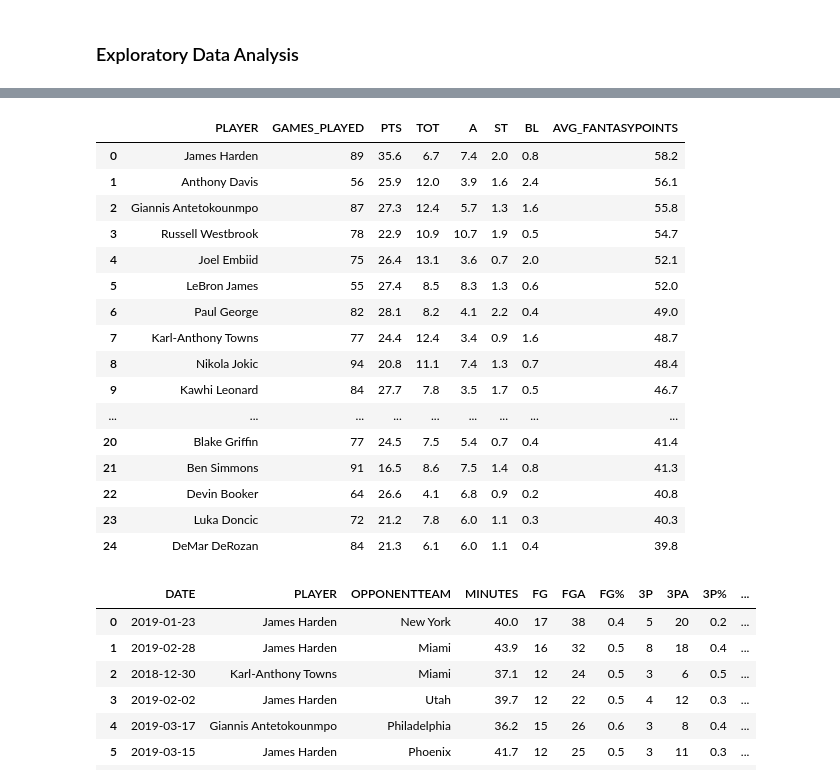
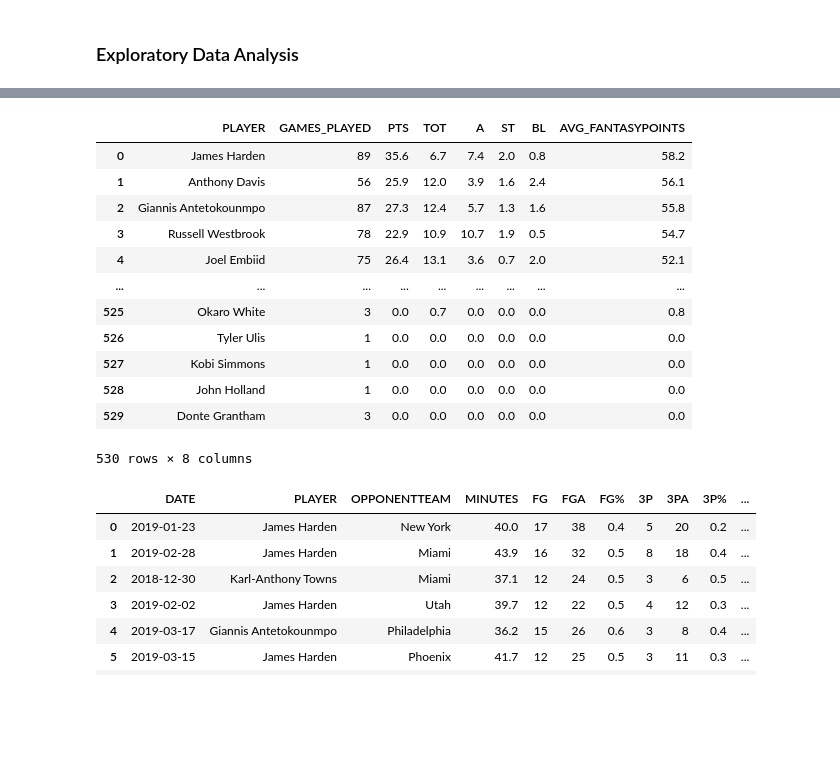
Before and after one commit to acheng1230/Udacity_DataScientist_Nanodegree, a Jupyter notebook: Project_01/ipynb/02_DataAnalysis_PlayerStats-DFS.ipynb, the cells around one changed output, grey strips where cells are left out. Drawn from its saved outputs; the diff is of its cells as text; code cells hidden in the pictures; blank space fills up the shorter version.

```diff
--- a/Project_01/ipynb/02_DataAnalysis_PlayerStats-DFS.ipynb
+++ b/Project_01/ipynb/02_DataAnalysis_PlayerStats-DFS.ipynb
@@ -100,8 +114,8 @@ df['FT%'] = df['FT'] / df['FTA']
 # %%
 # Institute a minimum games played to reduce noise
-df = min_games_filter(df, games_played=40)
+# df = min_games_filter(df, games_played=40)
 
-# Create a filter to look at just starters
+# Create a filter to look at main positions and regular season games (no playoffs since fantasy season ends before playoffs start)
 starter_mask = (df['DATASET'] == 'NBA 2018-2019 Regular Season') & ((df['POSITION'] == 'PG') | \
                 (df['POSITION'] == 'SG') | (df['POSITION'] == 'SF') | (df['POSITION'] == 'PF') | \
                     (df['POSITION'] == 'C'))
@@ -169,38 +183,35 @@ player_trends
 # %%
 top_players = pd.pivot_table(df, index=['PLAYER'],
                                  values=['YAHOO_FANTASYPOINTS', 'GAME-ID', 'PTS', 'TOT', 'A', 'ST', 'BL'],
                                  aggfunc={'YAHOO_FANTASYPOINTS':'mean',
                                           'GAME-ID':'count',
                                           'PTS':'mean',
                                           'TOT':'mean',
                                           'A':'mean',
                                           'ST':'mean',
-                                          'BL':'mean'}).sort_values(by='YAHOO_FANTASYPOINTS', ascending=False).head(25).reset_index()
+                                          'BL':'mean'}).sort_values(by='YAHOO_FANTASYPOINTS', ascending=False).reset_index() #.head(25)
 
 # Rename the pivot table columns for clarity
 top_players.rename(columns={'GAME-ID':'GAMES_PLAYED',
                             'YAHOO_FANTASYPOINTS':'AVG_FANTASYPOINTS'}, inplace=True)
 
 # Reorder the column headers
-top_players[['PLAYER', 'GAMES_PLAYED', 'PTS', 'TOT', 'A', 'ST', 'BL', 'AVG_FANTASYPOINTS']]
+top_players = top_players[['PLAYER', 'GAMES_PLAYED', 'PTS', 'TOT', 'A', 'ST', 'BL', 'AVG_FANTASYPOINTS']]
+top_players
 # %% [output]
 |  | PLAYER | GAMES_PLAYED | PTS | TOT | A | ST | BL | AVG_FANTASYPOINTS |
 | 0 | James Harden | 89 | 35.6 | 6.7 | 7.4 | 2.0 | 0.8 | 58.2 |
 | 1 | Anthony Davis | 56 | 25.9 | 12.0 | 3.9 | 1.6 | 2.4 | 56.1 |
 | 2 | Giannis Antetokounmpo | 87 | 27.3 | 12.4 | 5.7 | 1.3 | 1.6 | 55.8 |
 | 3 | Russell Westbrook | 78 | 22.9 | 10.9 | 10.7 | 1.9 | 0.5 | 54.7 |
 | 4 | Joel Embiid | 75 | 26.4 | 13.1 | 3.6 | 0.7 | 2.0 | 52.1 |
-| 5 | LeBron James | 55 | 27.4 | 8.5 | 8.3 | 1.3 | 0.6 | 52.0 |
-| 6 | Paul George | 82 | 28.1 | 8.2 | 4.1 | 2.2 | 0.4 | 49.0 |
-| 7 | Karl-Anthony Towns | 77 | 24.4 | 12.4 | 3.4 | 0.9 | 1.6 | 48.7 |
-| 8 | Nikola Jokic | 94 | 20.8 | 11.1 | 7.4 | 1.3 | 0.7 | 48.4 |
-| 9 | Kawhi Leonard | 84 | 27.7 | 7.8 | 3.5 | 1.7 | 0.5 | 46.7 |
 | ... | ... | ... | ... | ... | ... | ... | ... | ... |
-| 20 | Blake Griffin | 77 | 24.5 | 7.5 | 5.4 | 0.7 | 0.4 | 41.4 |
-| 21 | Ben Simmons | 91 | 16.5 | 8.6 | 7.5 | 1.4 | 0.8 | 41.3 |
-| 22 | Devin Booker | 64 | 26.6 | 4.1 | 6.8 | 0.9 | 0.2 | 40.8 |
-| 23 | Luka Doncic | 72 | 21.2 | 7.8 | 6.0 | 1.1 | 0.3 | 40.3 |
-| 24 | DeMar DeRozan | 84 | 21.3 | 6.1 | 6.0 | 1.1 | 0.4 | 39.8 |
+| 525 | Okaro White | 3 | 0.0 | 0.7 | 0.0 | 0.0 | 0.0 | 0.8 |
+| 526 | Tyler Ulis | 1 | 0.0 | 0.0 | 0.0 | 0.0 | 0.0 | 0.0 |
+| 527 | Kobi Simmons | 1 | 0.0 | 0.0 | 0.0 | 0.0 | 0.0 | 0.0 |
+| 528 | John Holland | 1 | 0.0 | 0.0 | 0.0 | 0.0 | 0.0 | 0.0 |
+| 529 | Donte Grantham | 3 | 0.0 | 0.0 | 0.0 | 0.0 | 0.0 | 0.0 |
+530 rows × 8 columns
 # %%
 boxscore = ['DATE', 'PLAYER', 'OPPONENTTEAM', 'MINUTES',
             'FG', 'FGA', 'FG%', '3P', '3PA', '3P%', 'FT', 'FTA', 'FT%',
```
Also changed, not shown: parts of 10 cells of this notebook, 1 other file.
